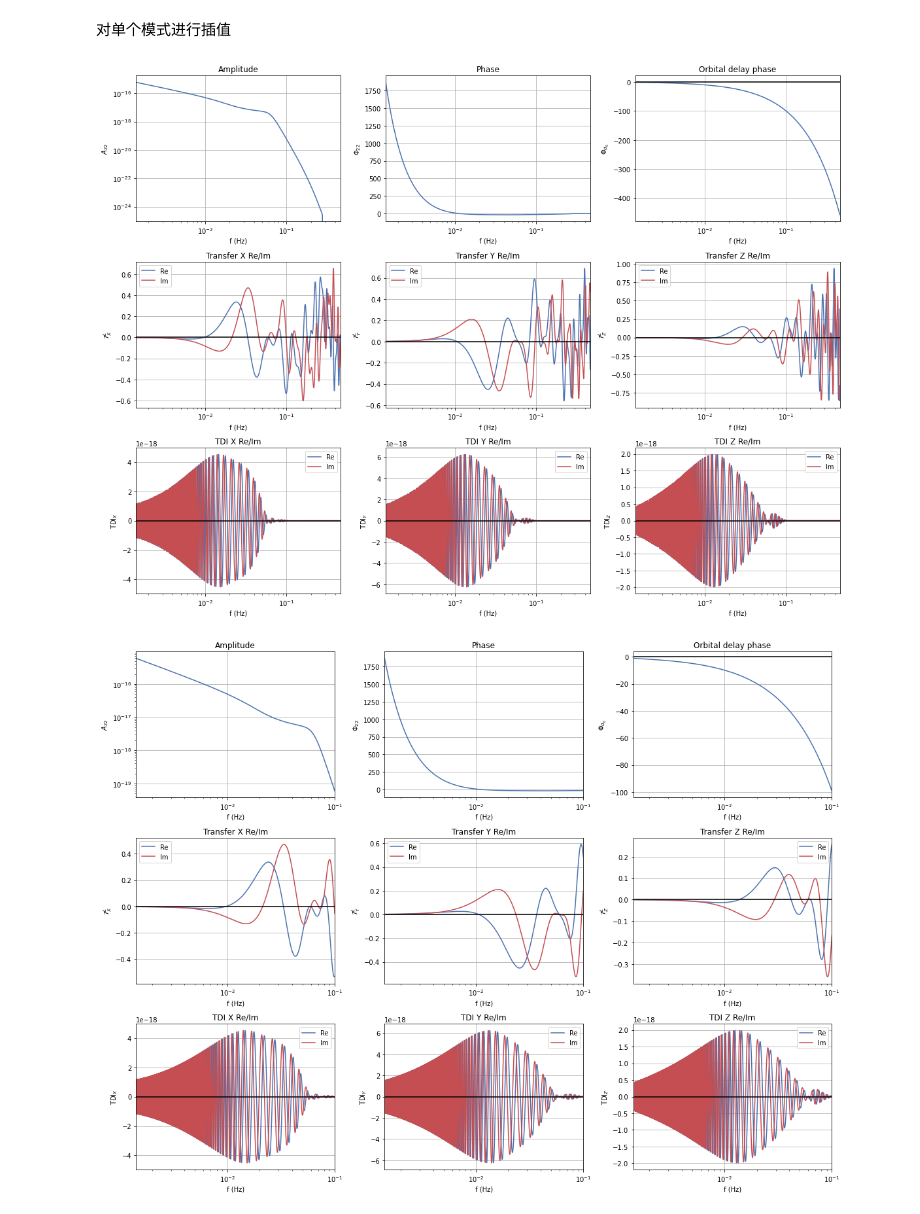
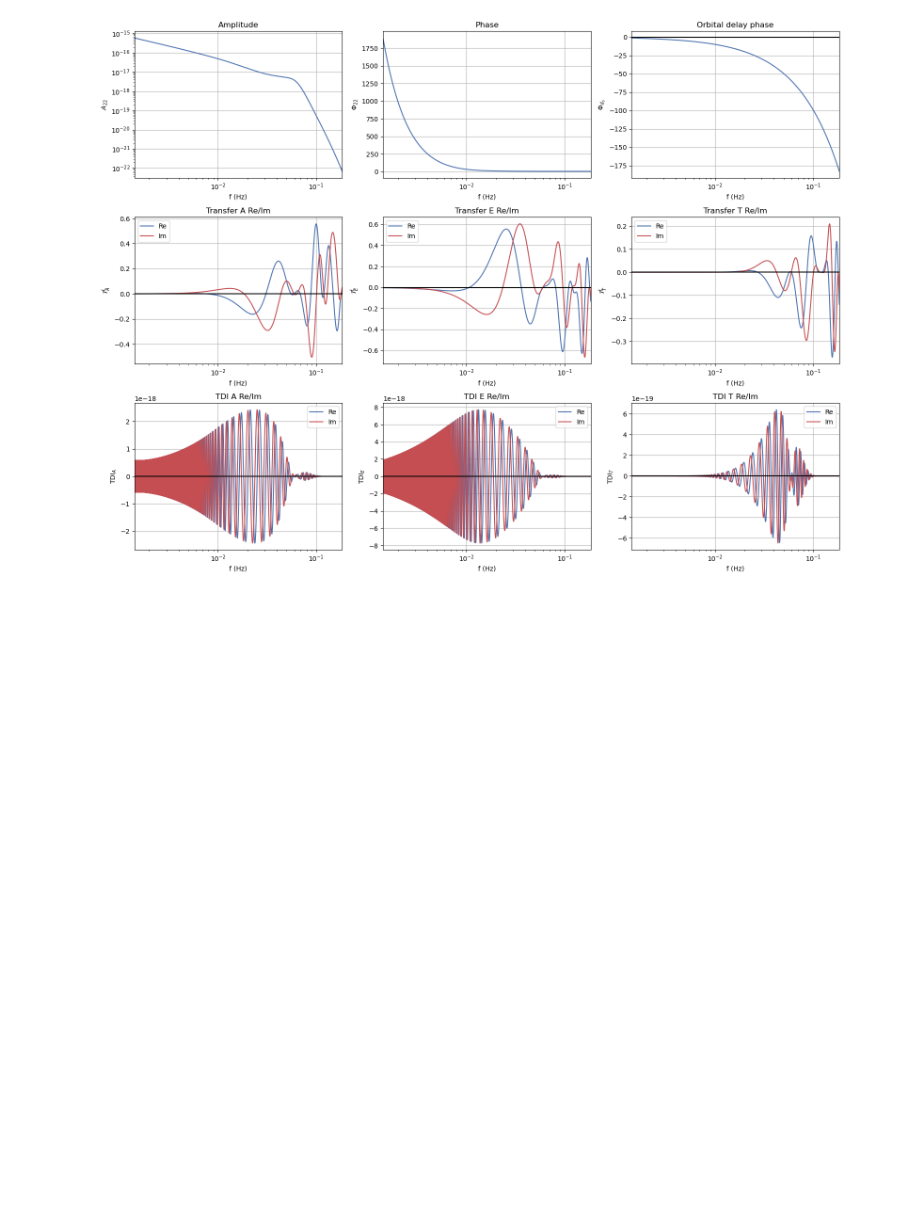
Before and after one commit to renjiewang888/LitePIG, a Jupyter notebook: signal/test_genTDI.ipynb, the cells around one changed output. Saved outputs shown, nothing was run; the diff lists cells and outputs as text; code cells hidden in the pictures; blank space fills up the shorter version.

```diff
--- a/signal/test_genTDI.ipynb
+++ b/signal/test_genTDI.ipynb
@@ -42,0 +227,6 @@ plt.xlim(1e-5,1e0)
+# %%
+#generate the htilde_lm
+for i in range(len(modes[1])):
+    l,m= modes[1][i]
+    print(l,m)
+    hlm[l,m]= get_fd_htilde_lm(chirp_mass,q,DL,inc,phi0,chi1,chi2,apx[1],[[l,m]],df=2e-7)
@@ -715,0 +380,18 @@ for i in range(len(modes[1])):
+# %%
+del_t = 1.0
+fsample_SMBH = 1./del_t
+fnyquist_SMBH = 1./2*fsample_SMBH     #
+df = 2e-7
+f0 = np.floor(freq[0]/df)*df
+print('fmin, fmax',f0,fcut)
+
+n_SMBH= int((freq[-1]-f0)/df)
+print('df, num',df,n_SMBH)
+freqs_SMBH = df*np.arange(n_SMBH) +f0
+freqs_SMBH = freqs_SMBH[(freqs_SMBH>=freq[0]) & (freqs_SMBH<=fnyquist_SMBH)]
+
+wftdiAET_int={}
+for i in range(len(modes[1])):
+    l,m= modes[1][i]
+    print(l,m)
+    wftdiAET_int[l,m] = func_wfTDI(freqs_SMBH, wftdiAET[l,m])
@@ -716 +406,15 @@ for i in range(len(modes[1])):
+# %%
+#sum of all modes
+Nf = int (fnyquist_SMBH/df +1)
+fre = df*np.arange(Nf)
+i_b = int(np.rint(freqs_SMBH[0]/df))
+TDI1 = np.zeros(Nf, dtype='complex128')
+TDI2 = np.zeros(Nf, dtype='complex128')
+TDI3 = np.zeros(Nf, dtype='complex128')
+
+for i in range(len(modes[1])):
+    l,m= modes[1][i]
+    TDI1[i_b:len(freqs_SMBH)+ i_b] += wftdiAET_int[l,m]['TDI1']
+    TDI2[i_b:len(freqs_SMBH)+i_b] += wftdiAET_int[l,m]['TDI2']
+    TDI3[i_b:len(freqs_SMBH)+i_b] += wftdiAET_int[l,m]['TDI3']
 # %%
@@ -940,11 +512,5 @@ df, num 1e-07 4600112
-# %% [markdown]
-对单个模式进行插值
 # %%
-wftdiXYZ_int={}
-l,m= 2, 2
-wftdiXYZ_int[l,m] = func_wfTDI(freqs_SMBH, wftdiXYZ[l,m])
-plot_wf_tdi_all(wftdiXYZ[l,m], scalebyf2=False)
-plot_wf_tdi_all(wftdiXYZ_int[l,m], scalebyf2=False)
+l,m= 2,2
+plot_wf_tdi_all(wftdiAET_int[l,m], scalebyf2=False)
 # %% [output]
-[figure, old version]
+[figure, new version]
-[figure, removed]
```
Also changed, not shown: parts of 88 cells of this notebook, 3 other files.
